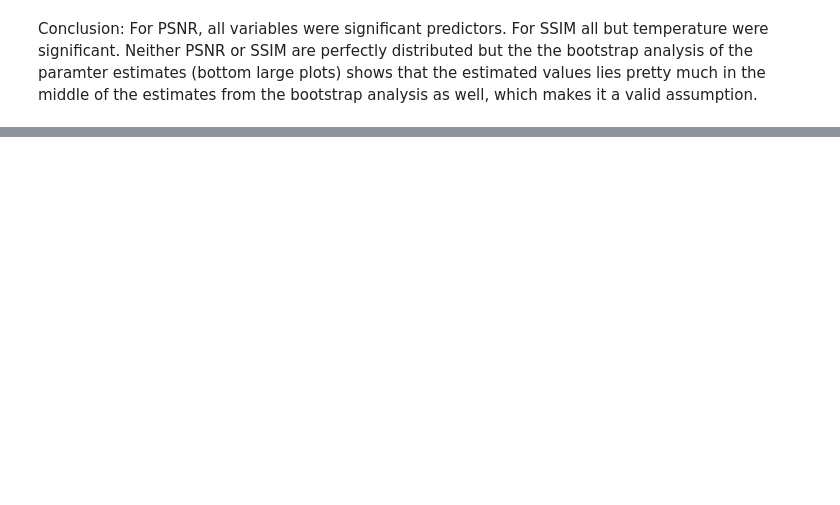
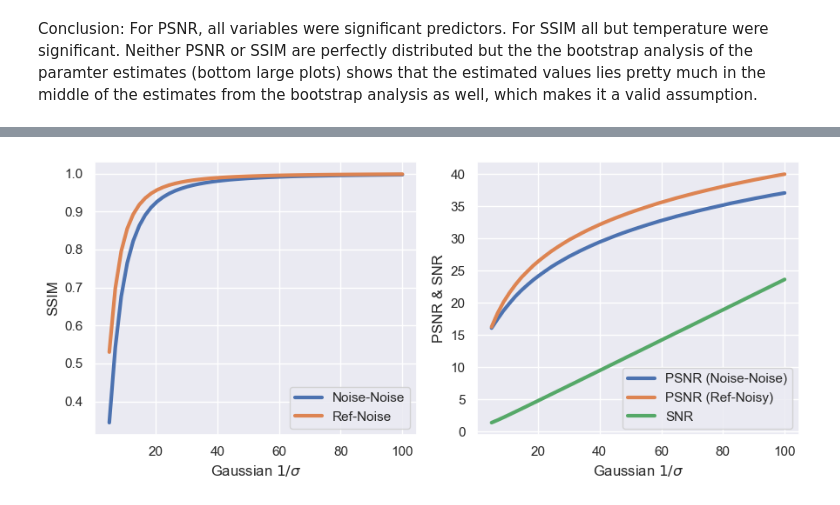
Before and after one commit to UNITY-Physics/unity_qa_paper, a Jupyter notebook: notebooks/PSNR.ipynb, the cells around one changed output, grey strips where cells are left out. Saved outputs shown, nothing was run; the diff lists cells and outputs as text; code cells hidden in the pictures; blank space fills up the shorter version.

```diff
--- a/notebooks/PSNR.ipynb
+++ b/notebooks/PSNR.ipynb
@@ -464,0 +561,25 @@ Conclusion: For PSNR, all variables were significant predictors. For SSIM all bu
+# %%
+sns.set_theme()
+
+fig, axes = plt.subplots(1,2,figsize=(9,4))
+ax = axes[0]
+ax.plot(noise_levels, np.mean(mat_ssim, axis=0), linewidth=3, label='Noise-Noise')
+ax.plot(noise_levels, np.mean(mat_ssim_ref, axis=0), linewidth=3, label='Ref-Noise')
+ax.set_ylabel("SSIM")
+
+ax = axes[1]
+ax.plot(noise_levels, np.mean(mat_psnr, axis=0), linewidth=3, label='PSNR (Noise-Noise)')
+ax.plot(noise_levels, np.mean(mat_psnr_ref, axis=0), linewidth=3, label='PSNR (Ref-Noisy)')
+ax.plot(noise_levels, np.mean(mat_snr, axis=0), linewidth=3, label='SNR')
+
+ax.set_ylabel('PSNR & SNR')
+
+for ax in axes:
+    ax.set_xlabel(r'Gaussian $1/\sigma$')
+    ax.legend(loc='lower right')
+
+plt.tight_layout()
+plt.savefig('../results/figureS4_SNR_simulation.png', dpi=300)
+plt.show()
+# %% [output]
+[figure, added]
```
Also changed, not shown: parts of 10 cells of this notebook.
